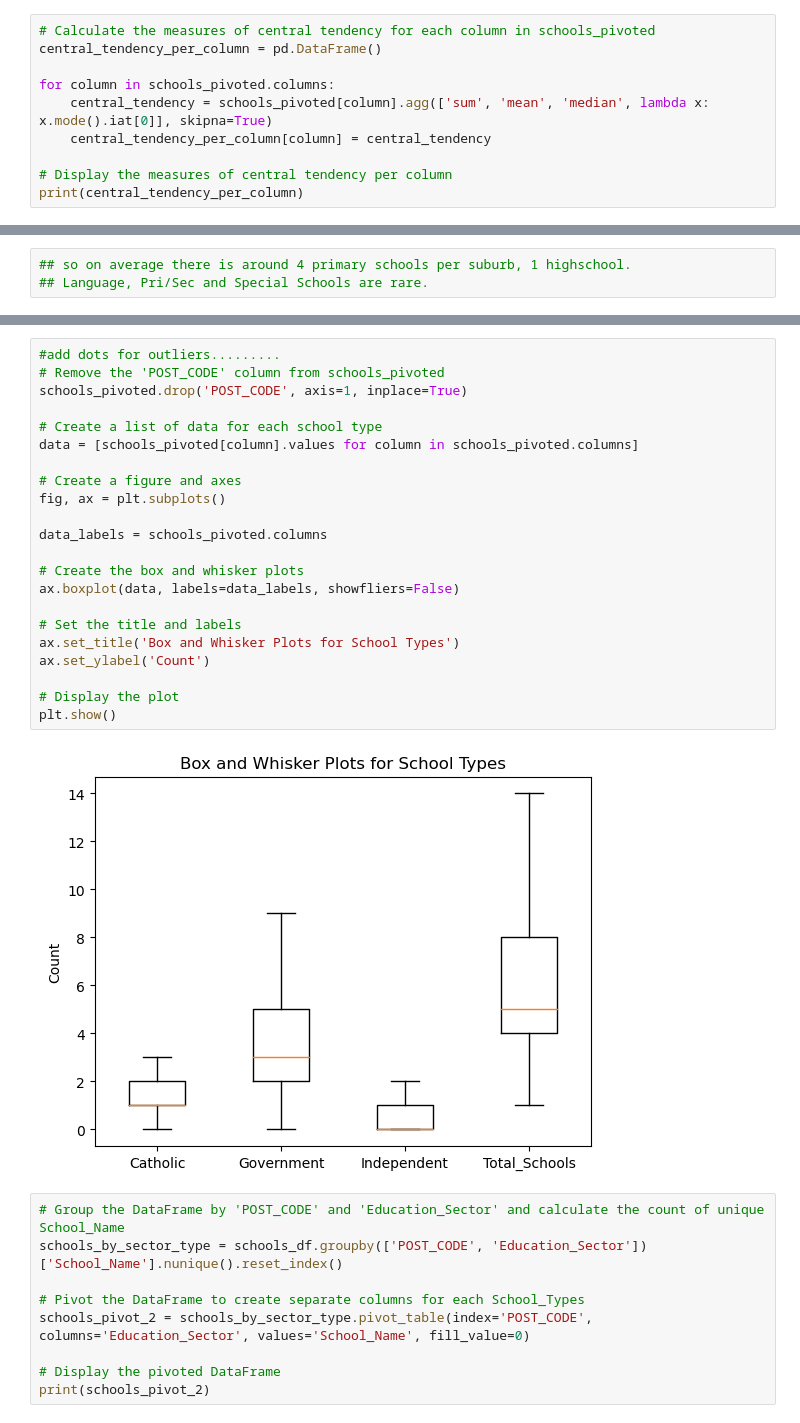
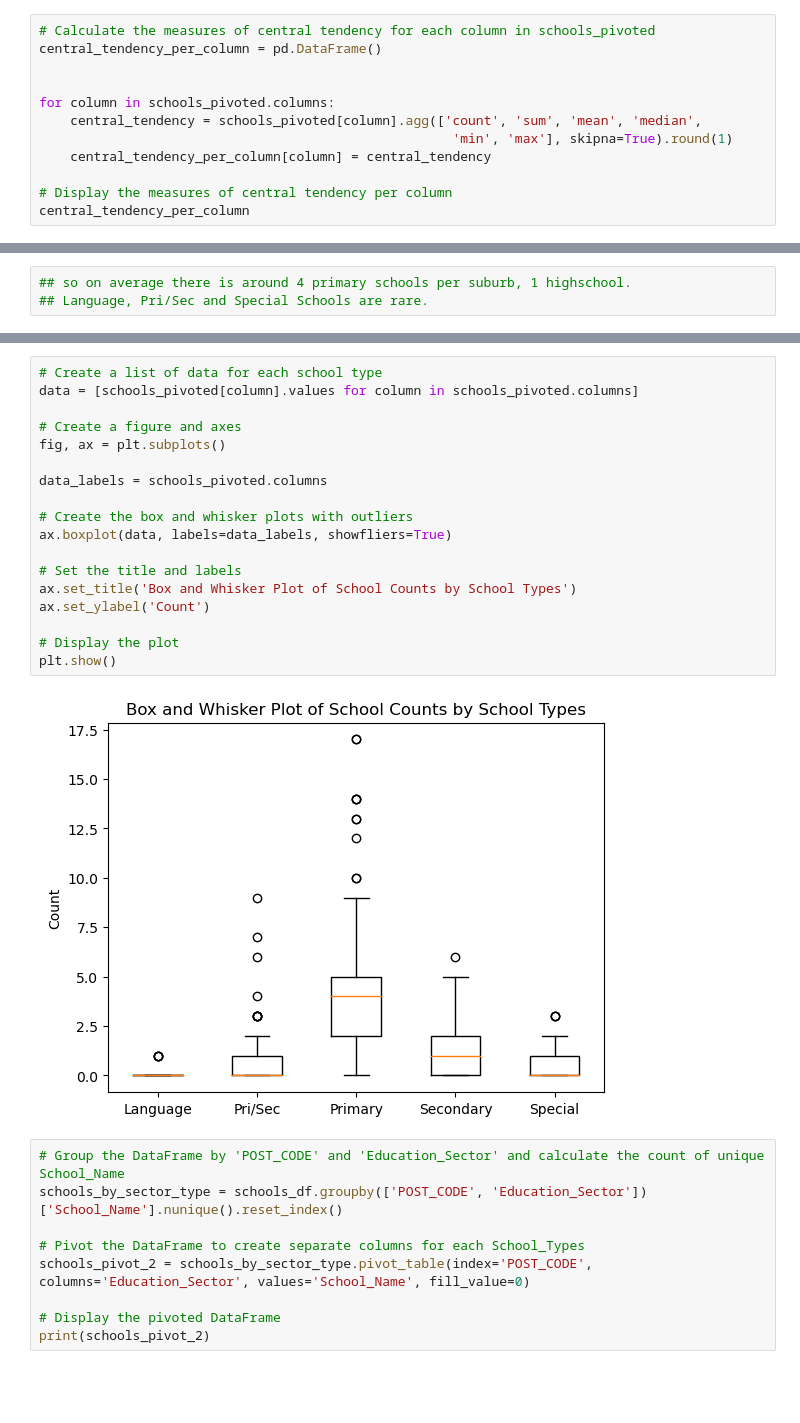
Before and after one commit to Kakhai1/bootcamp_project, a Jupyter notebook: Analysis_School_Data_KT.ipynb, the cells around one changed output, grey strips where cells are left out. Drawn from its saved outputs; the diff is of its cells as text; blank space fills up the shorter version.

```diff
--- a/Analysis_School_Data_KT.ipynb
+++ b/Analysis_School_Data_KT.ipynb
@@ -60,10 +60,12 @@ POST_CODE
 # Calculate the measures of central tendency for each column in schools_pivoted
 central_tendency_per_column = pd.DataFrame()
 
+
 for column in schools_pivoted.columns:
-    central_tendency = schools_pivoted[column].agg(['sum', 'mean', 'median', lambda x: x.mode().iat[0]], skipna=True)
+    central_tendency = schools_pivoted[column].agg(['count', 'sum', 'mean', 'median',
+                                                     'min', 'max'], skipna=True).round(1)
     central_tendency_per_column[column] = central_tendency
 
 # Display the measures of central tendency per column
-print(central_tendency_per_column)
+central_tendency_per_column
 # %% [output]
@@ -78,27 +93,23 @@ median    0.000000    0.000000    4.000000    1.000000   0.000000
 # %%
-#add dots for outliers.........
-# Remove the 'POST_CODE' column from schools_pivoted
-schools_pivoted.drop('POST_CODE', axis=1, inplace=True)
-
 # Create a list of data for each school type
 data = [schools_pivoted[column].values for column in schools_pivoted.columns]
 
 # Create a figure and axes
 fig, ax = plt.subplots()
 
 data_labels = schools_pivoted.columns
 
-# Create the box and whisker plots
-ax.boxplot(data, labels=data_labels, showfliers=False)
+# Create the box and whisker plots with outliers
+ax.boxplot(data, labels=data_labels, showfliers=True)
 
 # Set the title and labels
-ax.set_title('Box and Whisker Plots for School Types')
+ax.set_title('Box and Whisker Plot of School Counts by School Types')
 ax.set_ylabel('Count')
 
 # Display the plot
 plt.show()
 # %% [output]
-[figure, old version]
+[figure, new version]
 # %%
 # Group the DataFrame by 'POST_CODE' and 'Education_Sector' and calculate the count of unique School_Name
 schools_by_sector_type = schools_df.groupby(['POST_CODE', 'Education_Sector'])['School_Name'].nunique().reset_index()
```
Also changed, not shown: parts of 4 cells of this notebook, 2 other files.
